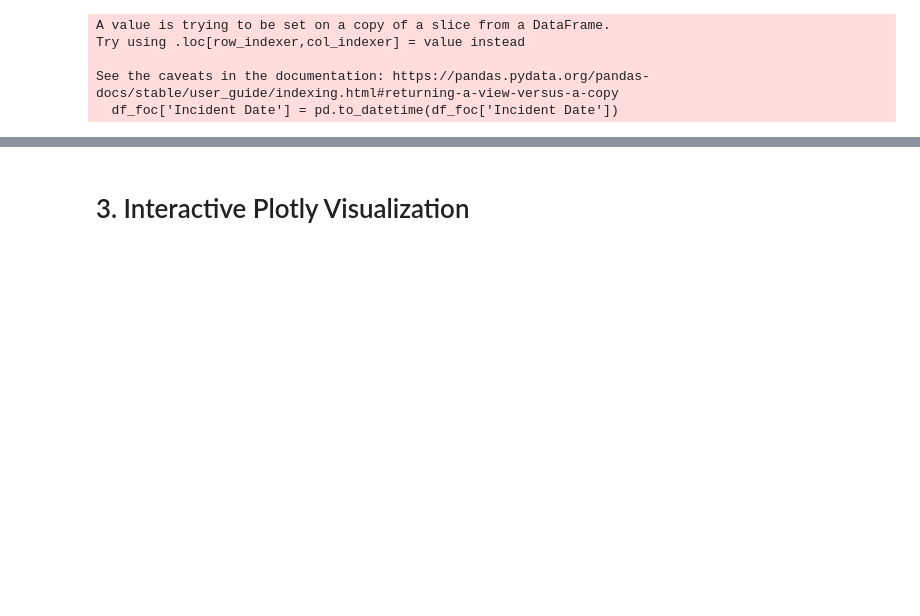
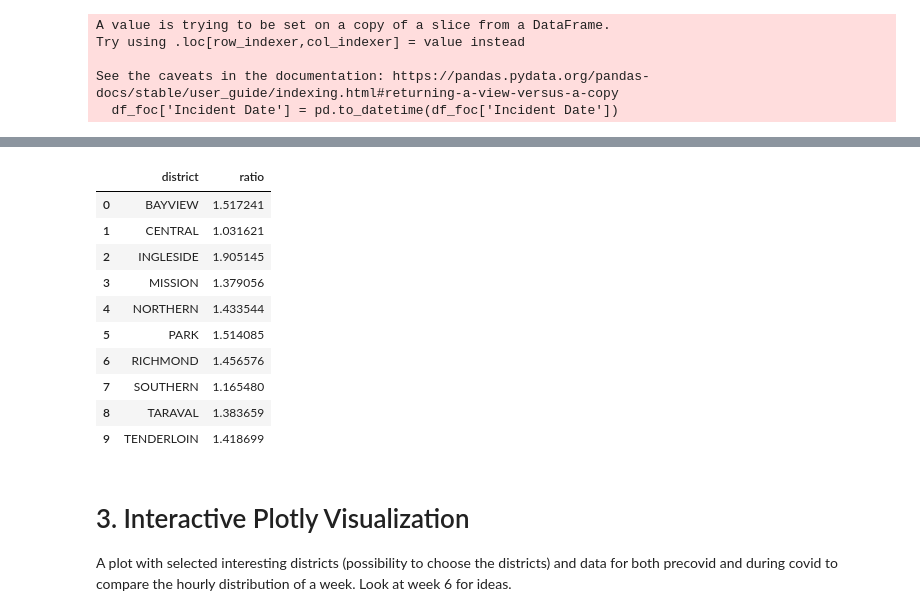
Before and after one commit to bonluc/sf_crime_story, a Jupyter notebook: data_analysis.ipynb, the cells around one changed output, grey strips where cells are left out. Cells and saved outputs as stored; diff of their text form; code cells hidden in the pictures; blank space fills up the shorter version.

```diff
--- a/data_analysis.ipynb
+++ b/data_analysis.ipynb
@@ -200,0 +285,20 @@ m
+# %%
+# Filter to motor vehicle theft incidents only
+mvt_during = df_duringcovid[df_duringcovid['Incident Category'] == 'Motor Vehicle Theft']
+mvt_pre    = df_precovid[df_precovid['Incident Category'] == 'Motor Vehicle Theft']
+counts_during = mvt_during.groupby('Police District').size()
+counts_pre    = mvt_pre.groupby('Police District').size()
+
+# ratio df
+df_ratio_mvt = pd.DataFrame({'during': counts_during, 'pre': counts_pre})
+
+# ratio
+df_ratio_mvt['ratio'] = df_ratio_mvt['during'] / df_ratio_mvt['pre']
+
+# keep only needed columns
+df_ratio_mvt = df_ratio_mvt.reset_index()
+df_ratio_mvt = df_ratio_mvt.rename(columns={'Police District': 'district'})
+df_ratio_mvt = df_ratio_mvt[['district', 'ratio']]
+
+# Uppercase district names to match geojson
+df_ratio_mvt['district'] = df_ratio_mvt['district'].str.upper()
@@ -200,0 +319,14 @@ m
+# %%
+df_ratio_mvt
+# %% [output]
+|  | district | ratio |
+| 0 | BAYVIEW | 1.517241 |
+| 1 | CENTRAL | 1.031621 |
+| 2 | INGLESIDE | 1.905145 |
+| 3 | MISSION | 1.379056 |
+| 4 | NORTHERN | 1.433544 |
+| 5 | PARK | 1.514085 |
+| 6 | RICHMOND | 1.456576 |
+| 7 | SOUTHERN | 1.165480 |
+| 8 | TARAVAL | 1.383659 |
+| 9 | TENDERLOIN | 1.418699 |
@@ -201,2 +435,4 @@ m
 # %% [markdown]
 # 3. Interactive Plotly Visualization
+
+A plot with selected interesting districts (possibility to choose the districts) and data for both precovid and during covid to compare the hourly distribution of a week. Look at week 6 for ideas.
```
Also changed, not shown: parts of 13 cells of this notebook, 1 other file.
